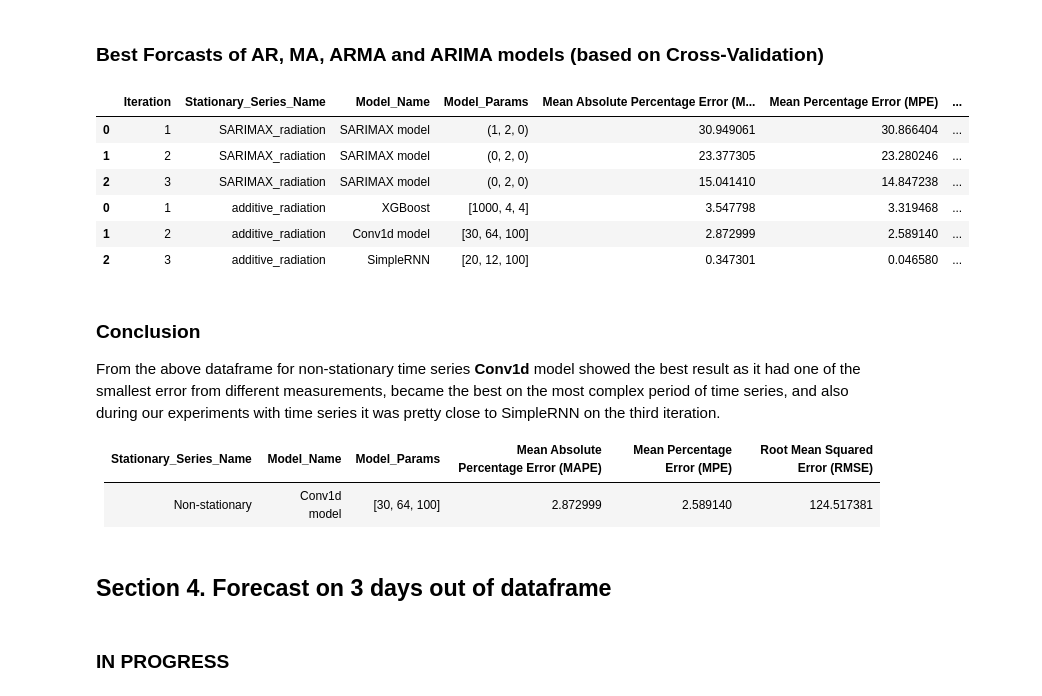
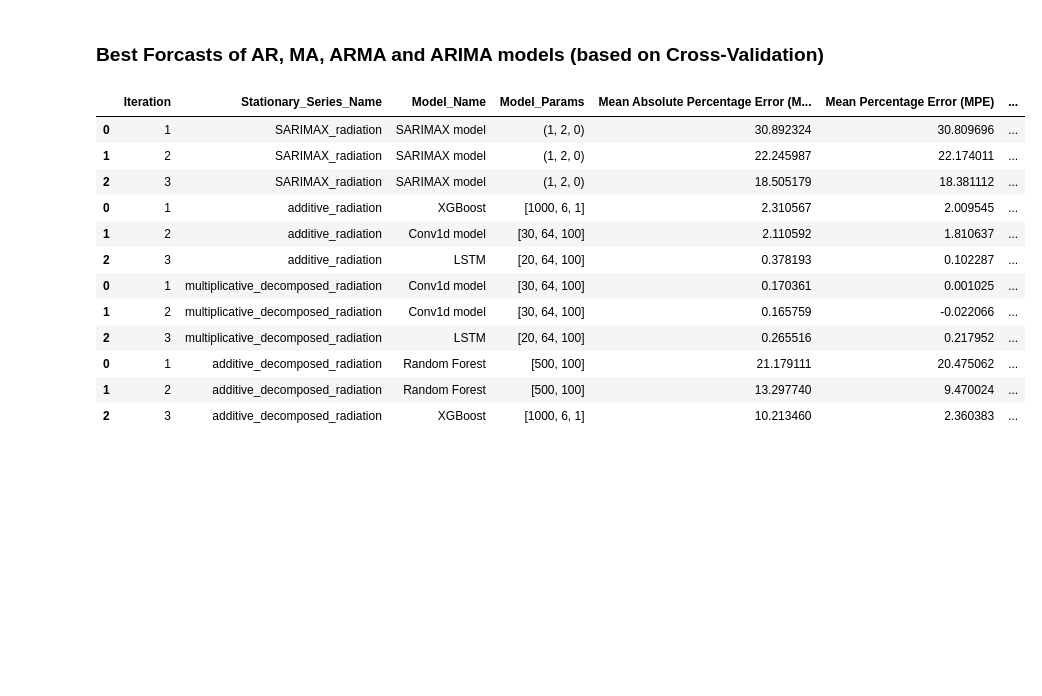
Before and after one commit to denysgerasymuk799/UCU_Machine_Learning_Course_Project, a Jupyter notebook: source/03_ML_DL_Models.ipynb, the cells around one changed output. Cells and saved outputs as stored; diff of their text form; code cells hidden in the pictures; blank space fills up the shorter version.

```diff
--- a/source/03_ML_DL_Models.ipynb
+++ b/source/03_ML_DL_Models.ipynb
@@ -1247,7 +1210,7 @@ def get_best_DL_model(stationary_series_name, full_df_split, SCALER, show_plots,
     # XGB_min_child_weight = [1, 2, 4]
     # XGB_params = [XGB_n_estimators, XGB_max_depth, XGB_min_child_weight]
     # XGB_params = list(itertools.product(*XGB_params))
-    XGB_params = [[1000, 6, 1], [100, 5, 4], [1000, 4, 4]] # best for each cross-validation iteration
+    XGB_params = [[1000, 6, 1], [100, 5, 4], [1000, 4, 4]] # best parameters
     best_XGB_model_prediction, XGB_model_description, XGB_forecast_accuracy = optimize_ML_feature_models(XGB_params, stationary_series_name,
                                                                                                          'XGBoost model', full_df_split, SCALER,
                                                                                                          show_plots, debug_mode)
@@ -1257,8 +1220,7 @@ def get_best_DL_model(stationary_series_name, full_df_split, SCALER, show_plots,
     # RNN_epochs_lst = [200, 300]
     # RNN_params = [RNN_filters_lst, RNN_batch_size_lst, RNN_epochs_lst]
     # RNN_params = list(itertools.product(*RNN_params))
-    RNN_params = [[20, 12, 100]] # best for each cross-validation iteration
-
+    RNN_params = [[20, 12, 100]] # best parameters
     best_RNN_model_prediction, RNN_model_description, RNN_forecast_accuracy = optimize_DL_feature_models(RNN_params, stationary_series_name,
                                                                                                           'RNN model', full_df_split, SCALER,
                                                                                                          show_plots, debug_mode)
@@ -1268,8 +1230,8 @@ def get_best_DL_model(stationary_series_name, full_df_split, SCALER, show_plots,
     # LSTM_epochs_lst = [200, 300]
     # LSTM_params = [LSTM_units_lst, LSTM_batch_size_lst, LSTM_epochs_lst]
     # LSTM_params = list(itertools.product(*LSTM_params))
-    LSTM_params = [[20, 12, 100]] # best for each cross-validation iteration
-
+    # LSTM_params = [[20, 12, 100]] # best for each cross-validation iteration
+    LSTM_params = [[20, 12, 100], [20, 64, 100]] # best parameters
     best_LSTM_model_prediction, LSTM_model_description, LSTM_forecast_accuracy = optimize_DL_feature_models(LSTM_params, stationary_series_name,
                                                                                                             'LSTM model', full_df_split, SCALER,
                                                                                                              show_plots, debug_mode)
@@ -1279,8 +1241,7 @@ def get_best_DL_model(stationary_series_name, full_df_split, SCALER, show_plots,
     # Conv1d_epochs_lst = [200, 300]
     # Conv1d_params = [Conv1d_filters_lst, Conv1d_batch_size_lst, Conv1d_epochs_lst]
     # Conv1d_params = list(itertools.product(*Conv1d_params))
-    Conv1d_params = [[30, 64, 100]] # best for each cross-validation iteration
-
+    Conv1d_params = [[30, 64, 100]] # best parameters
     best_Conv1d_model_prediction, Conv1d_model_description, Conv1d_forecast_accuracy = optimize_DL_feature_models(Conv1d_params, stationary_series_name,
                                                                                                                   'Conv1d model', full_df_split, SCALER,
                                                                                                                   show_plots, debug_mode)
@@ -1341,7 +1302,7 @@ def test_ML_DL_models(df, stationary_series, stationary_series_name, show_plots,
         plt.plot(hourly_radiation_reset_df['Hourly_DateTime'][start_idx + SHIFT: end_idx + SHIFT],
                  hourly_radiation_reset_df['Radiation'][start_idx + SHIFT: end_idx + SHIFT], color='orange', label="test")
         plt.plot(hourly_radiation_reset_df['Hourly_DateTime'][start_idx + SHIFT: end_idx + SHIFT],
-                 best_model['model_prediction'], color='red', label="predictions")
+                 best_model['model_prediction'], color='red', label="forecast")
         plt.legend(loc='upper left')
         plt.title(f'[{stationary_series_name}] Best Prediction on Test Dataset -- {best_model["model_name"]} {best_model["params"]}')
         plt.grid(alpha=0.3)
@@ -1464,0 +1381,5 @@ Best validation loss of epoch: 0.005034637171775103
+# %%
+multiplicative_ML_DL_results_df = test_ML_DL_models(hourly_radiation_df[DECOMPOSED_SHIFT: -DECOMPOSED_SHIFT],
+                                                    multiplicative_decomposed_radiation, 'multiplicative_decomposed_radiation',
+                                                    show_plots=False, debug_mode=False)
+multiplicative_ML_DL_results_df
@@ -1464,0 +1445,5 @@ Best validation loss of epoch: 0.005034637171775103
+# %%
+additive_ML_DL_results_df = test_ML_DL_models(hourly_radiation_df[DECOMPOSED_SHIFT: -DECOMPOSED_SHIFT],
+                                              additive_decomposed_radiation, 'additive_decomposed_radiation',
+                                              show_plots=False, debug_mode=False)
+additive_ML_DL_results_df
@@ -1467,32 +1511,25 @@ Best validation loss of epoch: 0.005034637171775103
 # %%
 total_results_df = pd.concat([
     SARIMAX_results_df,
     ML_DL_models_results_df,
-    # additive_ML_DL_results_df,
-    # multiplicative_ML_DL_results_df
+    multiplicative_ML_DL_results_df,
+    additive_ML_DL_results_df
 ])
 total_results_df
 # %% [output]
 |  | Iteration | Stationary_Series_Name | Model_Name | Model_Params | Mean Absolute Percentage Error (M... | Mean Percentage Error (MPE) | ... |
-| 0 | 1 | SARIMAX_radiation | SARIMAX model | (1, 2, 0) | 30.949061 | 30.866404 | ... |
-| 1 | 2 | SARIMAX_radiation | SARIMAX model | (0, 2, 0) | 23.377305 | 23.280246 | ... |
-| 2 | 3 | SARIMAX_radiation | SARIMAX model | (0, 2, 0) | 15.041410 | 14.847238 | ... |
-| 0 | 1 | additive_radiation | XGBoost | [1000, 4, 4] | 3.547798 | 3.319468 | ... |
-| 1 | 2 | additive_radiation | Conv1d model | [30, 64, 100] | 2.872999 | 2.589140 | ... |
-| 2 | 3 | additive_radiation | SimpleRNN | [20, 12, 100] | 0.347301 | 0.046580 | ... |
+| 0 | 1 | SARIMAX_radiation | SARIMAX model | (1, 2, 0) | 30.892324 | 30.809696 | ... |
+| 1 | 2 | SARIMAX_radiation | SARIMAX model | (1, 2, 0) | 22.245987 | 22.174011 | ... |
+| 2 | 3 | SARIMAX_radiation | SARIMAX model | (1, 2, 0) | 18.505179 | 18.381112 | ... |
+| 0 | 1 | additive_radiation | XGBoost | [1000, 6, 1] | 2.310567 | 2.009545 | ... |
+| 1 | 2 | additive_radiation | Conv1d model | [30, 64, 100] | 2.110592 | 1.810637 | ... |
+| 2 | 3 | additive_radiation | LSTM | [20, 64, 100] | 0.378193 | 0.102287 | ... |
+| 0 | 1 | multiplicative_decomposed_radiation | Conv1d model | [30, 64, 100] | 0.170361 | 0.001025 | ... |
+| 1 | 2 | multiplicative_decomposed_radiation | Conv1d model | [30, 64, 100] | 0.165759 | -0.022066 | ... |
+| 2 | 3 | multiplicative_decomposed_radiation | LSTM | [20, 64, 100] | 0.265516 | 0.217952 | ... |
+| 0 | 1 | additive_decomposed_radiation | Random Forest | [500, 100] | 21.179111 | 20.475062 | ... |
+| 1 | 2 | additive_decomposed_radiation | Random Forest | [500, 100] | 13.297740 | 9.470024 | ... |
+| 2 | 3 | additive_decomposed_radiation | XGBoost | [1000, 6, 1] | 10.213460 | 2.360383 | ... |
 # %%
 total_results_df.to_csv(os.path.join('..', 'results', 'ML_DL_models_result_accuracy.csv'),
                         sep=",", columns=total_results_df.columns, float_format="%.2f")
-# %% [markdown]
-### Conclusion
-
-From the above dataframe for non-stationary time series **Conv1d** model showed the best result as it had one of the smallest error from different measurements, became the best on the most complex period of time series, and also during our experiments with time series it was pretty close to SimpleRNN on the third iteration.
-
-| Stationary_Series_Name | Model_Name | Model_Params  | Mean Absolute Percentage Error (MAPE) | Mean Percentage Error (MPE) | Root Mean Squared Error (RMSE) |
-|------------------------| ----------- |---------------| ----------- | ----------- | ----------- |
-| Non-stationary         | Conv1d model | [30, 64, 100] | 2.872999 | 2.589140 | 124.517381 |
-# %% [markdown]
-<a id='section_4'></a>
-## Section 4. Forecast on 3 days out of dataframe
-# %% [markdown]
-### IN PROGRESS
```
Also changed, not shown: parts of 42 cells of this notebook, 4 other files.
